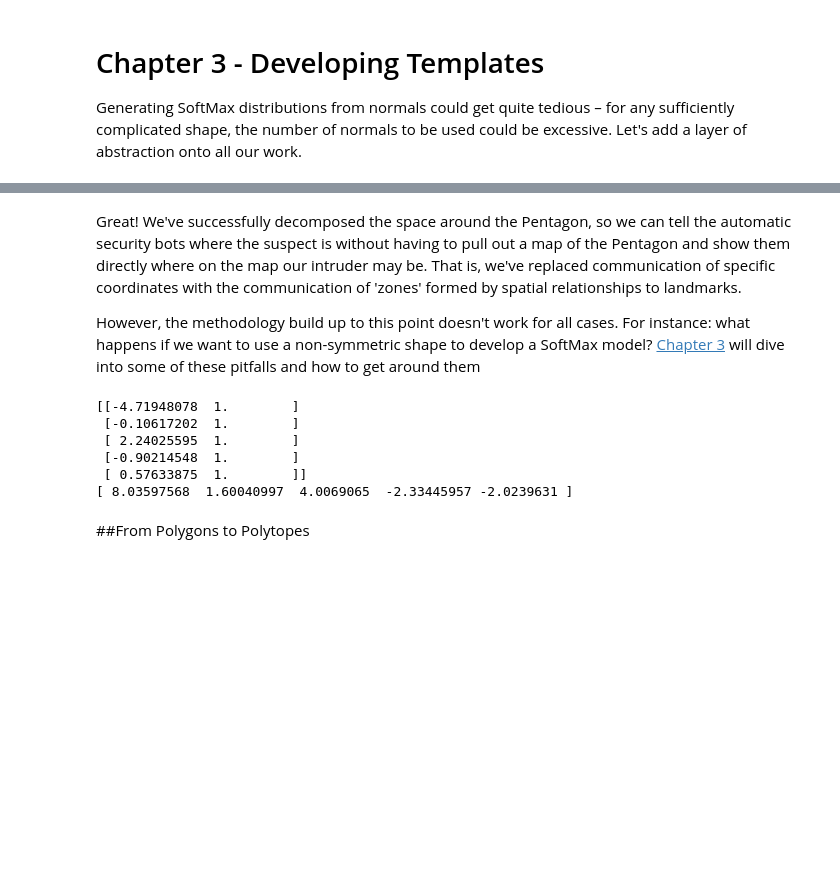
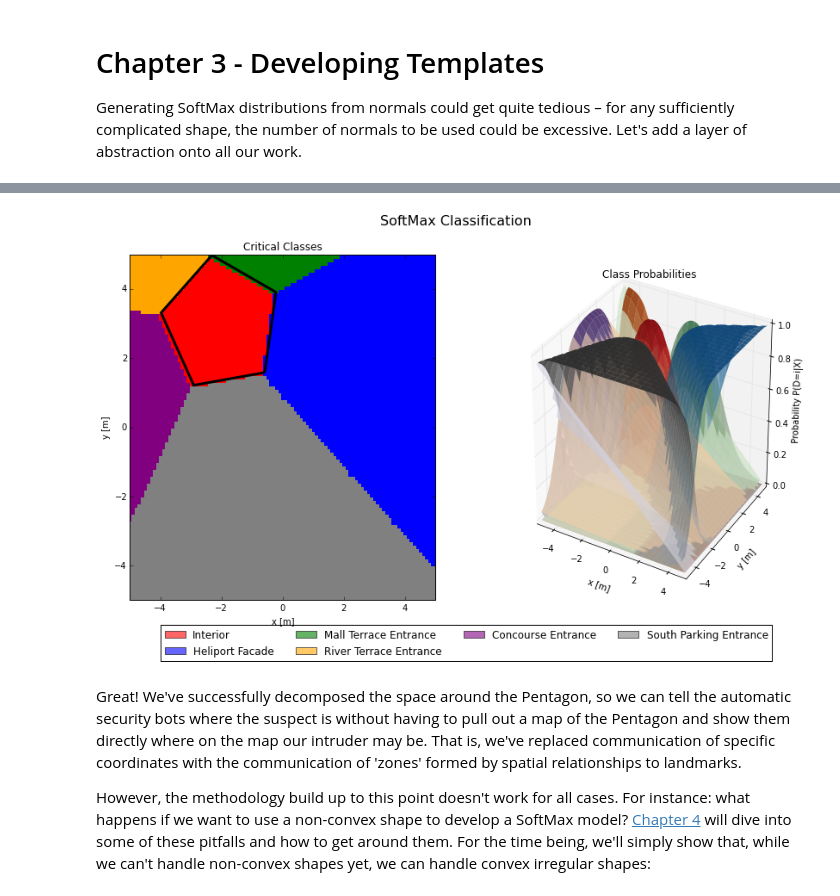
Before and after one commit to COHRINT/cops_and_robots, a Jupyter notebook: notebooks/softmax/03_from_templates.ipynb, the cells around one changed output, grey strips where cells are left out. Saved outputs shown, nothing was run; the diff lists cells and outputs as text; code cells hidden in the pictures; blank space fills up the shorter version.

```diff
--- a/notebooks/softmax/03_from_templates.ipynb
+++ b/notebooks/softmax/03_from_templates.ipynb
@@ -192,31 +199,10 @@ pentagon.plot(title='Pentagon Facade Model')
+# %%
+poly = make_regular_2D_poly(5, max_r=2, theta=-np.pi/4, origin=(-2,3))
+sm = SoftMax(poly=poly, class_labels=labels, resolution=0.1, steepness=5)
+sm.plot(plot_poly=True, plot_normals=False)
+# %% [output]
+[figure, added]
 # %% [markdown]
 Great! We've successfully decomposed the space around the Pentagon, so we can tell the automatic security bots where the suspect is without having to pull out a map of the Pentagon and show them directly where on the map our intruder may be. That is, we've replaced communication of specific coordinates with the communication of 'zones' formed by spatial relationships to landmarks.
 
-However, the methodology build up to this point doesn't work for all cases. For instance: what happens if we want to use a non-symmetric shape to develop a SoftMax model? [Chapter 3](03_mms.ipynb) will dive into some of these pitfalls and how to get around them
+However, the methodology build up to this point doesn't work for all cases. For instance: what happens if we want to use a non-convex shape to develop a SoftMax model? [Chapter 4](04_mms.ipynb) will dive into some of these pitfalls and how to get around them. For the time being, we'll simply show that, while we can't handle non-convex shapes yet, we can handle convex irregular shapes:
-# %%
-from shapely.geometry import Polygon
-import numpy as np
-
-polygon = Polygon(((-1.8996,-0.92915),
-                   (-1.395,1.4523),
-                   (1.0256,1.7093),
-                   (2.018,-0.51393),
-                   (0.21001,-2.145),))
-pts = polygon.exterior.coords[:]
-normals = np.zeros((len(pts) - 1, 2))
-biases = np.zeros(len(pts) - 1)
-for i in range(len(pts) - 1):
-    slope = (pts[i + 1][1] - pts[i][1]) / (pts[i + 1][0] - pts[i][0])
-    normals[i] = np.array((-slope, 1))
-    biases[i] = pts[i][1] - slope * pts[i][0]
-print(normals)
-print(biases)
-# %% [output]
-[[-4.71948078  1.        ]
- [-0.10617202  1.        ]
- [ 2.24025595  1.        ]
- [-0.90214548  1.        ]
- [ 0.57633875  1.        ]]
-[ 8.03597568  1.60040997  4.0069065  -2.33445957 -2.0239631 ]
-# %% [markdown]
-##From Polygons to Polytopes
```
Also changed, not shown: parts of 12 cells of this notebook, 4 other files.
